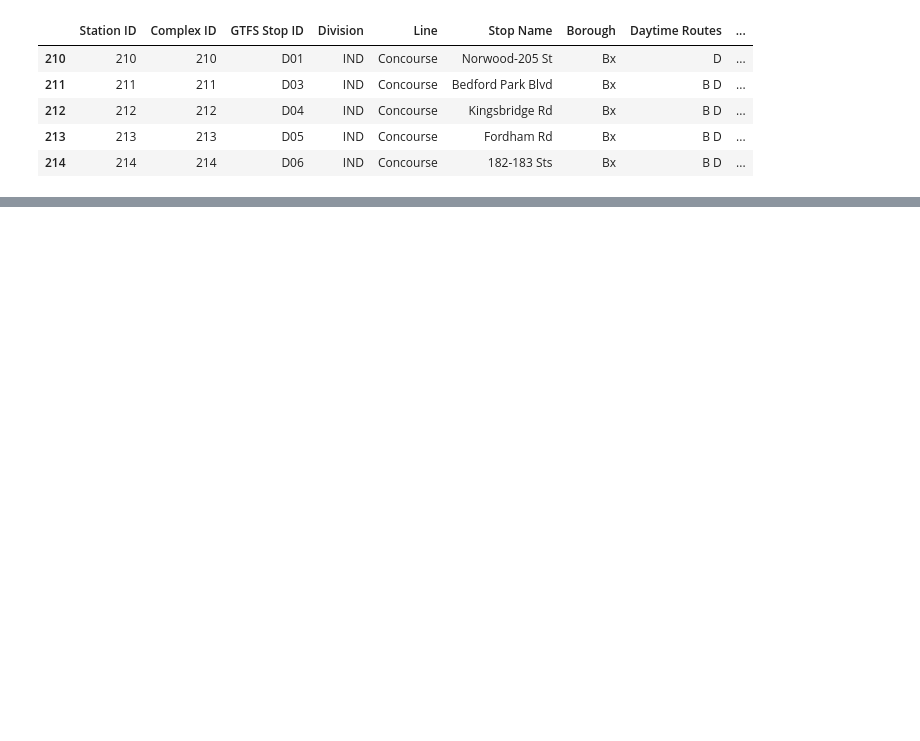
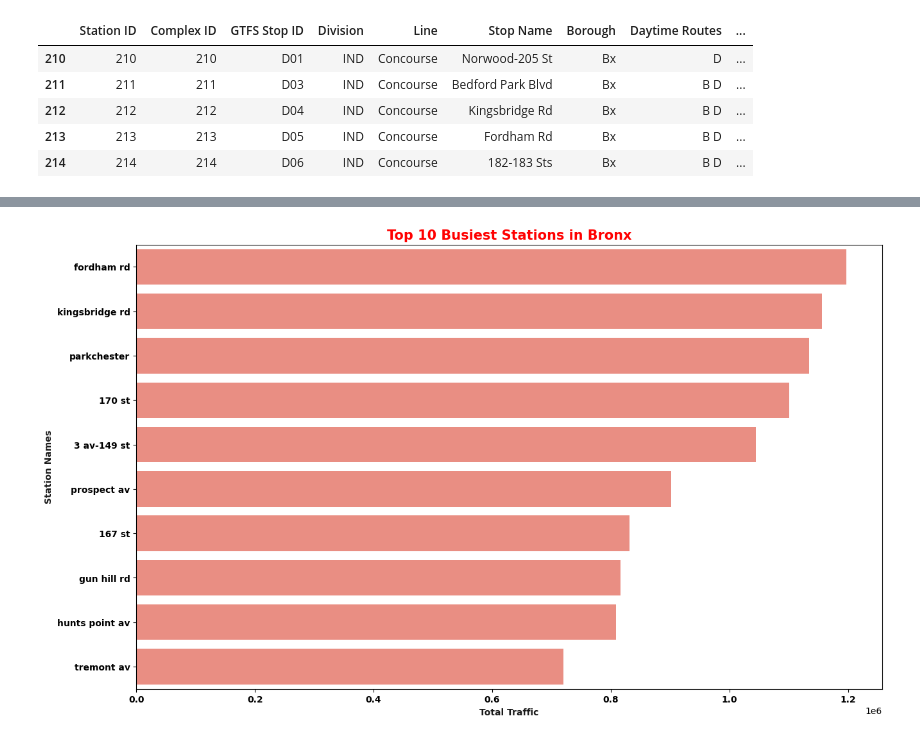
Before and after one commit to ApoorvaSetu/Metis-EDA-Project, a Jupyter notebook: Turnstile_data_EDA.ipynb, the cells around one changed output, grey strips where cells are left out. Saved outputs shown, nothing was run; the diff lists cells and outputs as text; code cells hidden in the pictures; blank space fills up the shorter version.

```diff
--- a/Turnstile_data_EDA.ipynb
+++ b/Turnstile_data_EDA.ipynb
@@ -358,0 +347,4 @@ merge_mta_Bronx.drop(['station id', 'complex id','gtfs stop id','division_y',
+# %%
+merge_mta_Bronx.drop(['station id', 'complex id','gtfs stop id','division_y',
+                      'line','structure', 'north direction label',
+                     'south direction label', 'ada', 'ada notes','daytime routes','gtfs latitude','gtfs longitude'], axis = 1,inplace=True)
@@ -358,0 +455,16 @@ merge_mta_Bronx.drop(['station id', 'complex id','gtfs stop id','division_y',
+# %%
+#Finding Daily traffic(entries+exits) based on turnstile
+
+merge_mta_Bronx_entries = merge_mta_Bronx.groupby(["station","turnstile","date","nameofday"]).entries.max() - merge_mta_Bronx.groupby(["station","turnstile","date","nameofday"]).entries.min()
+
+merge_mta_Bronx_exits = merge_mta_Bronx.groupby(["station","turnstile","date","nameofday"]).exits.max() - merge_mta_Bronx.groupby(["station","turnstile","date","nameofday"]).exits.min()
+
+merge_mta_Bronx_entries = merge_mta_Bronx_entries.reset_index()
+
+merge_mta_Bronx_exits = merge_mta_Bronx_exits.reset_index()
+
+merge_mta_Bronx_entries_exits = pd.merge(merge_mta_Bronx_entries, merge_mta_Bronx_exits, how="outer")
+
+merge_mta_Bronx_entries_exits["traffic"] = merge_mta_Bronx_entries_exits["entries"] + merge_mta_Bronx_entries_exits["exits"]
+
+merge_mta_Bronx_entries_exits.sample(10)
@@ -358,0 +521,3 @@ merge_mta_Bronx.drop(['station id', 'complex id','gtfs stop id','division_y',
+# %%
+#Setting median values to giant values
+merge_mta_Bronx_entries_exits["traffic"][merge_mta_Bronx_entries_exits["traffic"] > (merge_mta_Bronx_entries_exits.traffic.quantile(0.95))] = merge_mta_Bronx_entries_exits["traffic"].median()
@@ -358,0 +543,6 @@ merge_mta_Bronx.drop(['station id', 'complex id','gtfs stop id','division_y',
+# %%
+# Finding top 10 busiest stations based on traffic
+
+mta_top10_Bronx= merge_mta_Bronx_entries_exits.groupby("station").sum().sort_values("traffic",ascending=False).head(10)
+mta_top10_Bronx = mta_top10_Bronx.reset_index()
+mta_top10_Bronx
@@ -358,0 +561,18 @@ merge_mta_Bronx.drop(['station id', 'complex id','gtfs stop id','division_y',
+# %%
+
+
+#Barplot for Top 10 Busiest Stations
+
+plt.figure(figsize=(15,9)),
+plt.style.use('default')
+ax = sns.barplot(x="traffic", y="station", data=mta_top10_Bronx,  color="salmon")
+plt.title("Top 10 Busiest Stations in Bronx", weight="bold", c="red", fontsize=15)
+plt.ylabel("Station Names",weight="bold",c="k")
+plt.yticks(rotation=0, weight="bold")
+plt.xlabel("Total Traffic",weight= "bold",c="k")
+# plt.ylim(0,30000000)
+plt.xticks(weight="bold")
+# plt.savefig('images/01_Top7BusiesStationsBarPlot.png', dpi=200)
+plt.show()
+# %% [output]
+[figure, added]
```
Also changed, not shown: parts of 73 cells of this notebook.
